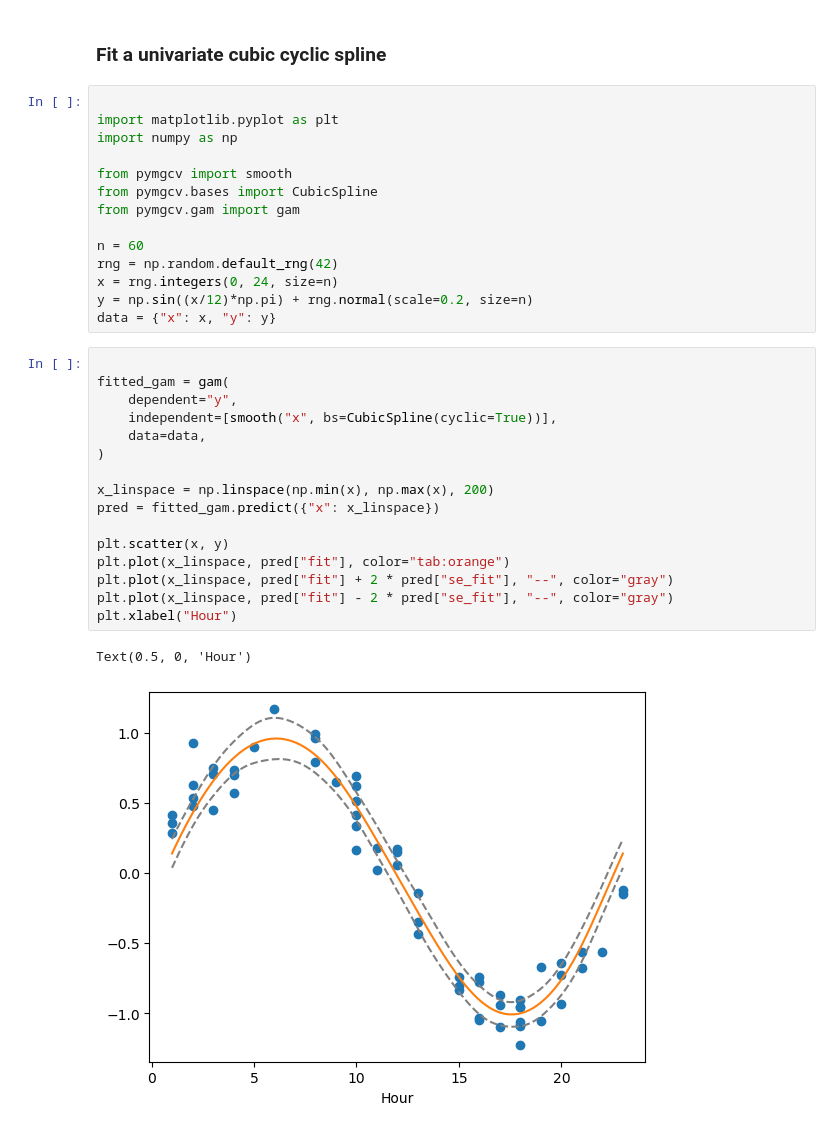
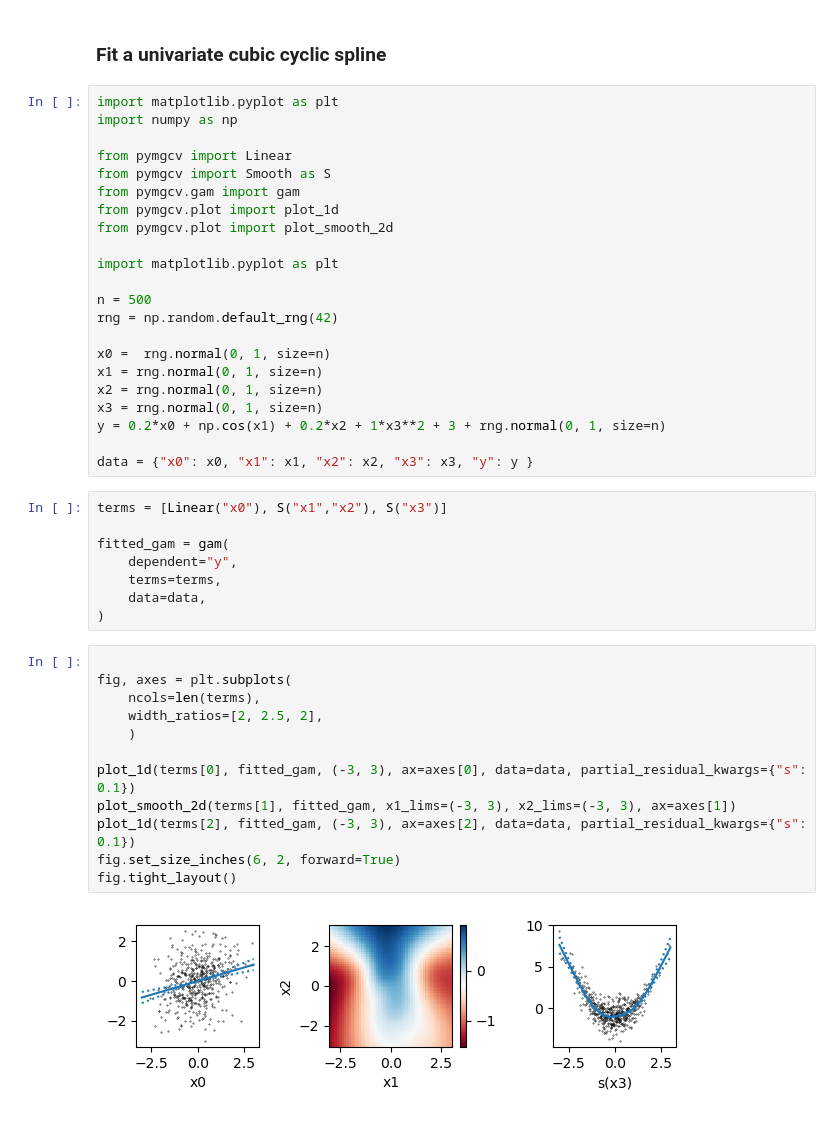
Before and after one commit to danielward27/pymgcv, a Jupyter notebook: docs/examples/simple_example.ipynb, the cells around one changed output. Cells and saved outputs as stored; diff of their text form.

Commit message:
Add partial residuals to plot

```diff
--- a/docs/examples/simple_example.ipynb
+++ b/docs/examples/simple_example.ipynb
@@ -1,36 +1,47 @@
 # %% [markdown]
 ### Fit a univariate cubic cyclic spline
 # %%
-
 import matplotlib.pyplot as plt
 import numpy as np
 
-from pymgcv import smooth
-from pymgcv.bases import CubicSpline
+from pymgcv import Linear
+from pymgcv import Smooth as S
 from pymgcv.gam import gam
+from pymgcv.plot import plot_1d
+from pymgcv.plot import plot_smooth_2d
 
-n = 60
+import matplotlib.pyplot as plt
+
+n = 500
 rng = np.random.default_rng(42)
-x = rng.integers(0, 24, size=n)
-y = np.sin((x/12)*np.pi) + rng.normal(scale=0.2, size=n)
-data = {"x": x, "y": y}
+
+x0 =  rng.normal(0, 1, size=n)
+x1 = rng.normal(0, 1, size=n)
+x2 = rng.normal(0, 1, size=n)
+x3 = rng.normal(0, 1, size=n)
+y = 0.2*x0 + np.cos(x1) + 0.2*x2 + 1*x3**2 + 3 + rng.normal(0, 1, size=n)
+
+data = {"x0": x0, "x1": x1, "x2": x2, "x3": x3, "y": y }
-# %%
-
-fitted_gam = gam(
-    dependent="y",
-    independent=[smooth("x", bs=CubicSpline(cyclic=True))],
-    data=data,
-)
-
-x_linspace = np.linspace(np.min(x), np.max(x), 200)
-pred = fitted_gam.predict({"x": x_linspace})
-
-plt.scatter(x, y)
-plt.plot(x_linspace, pred["fit"], color="tab:orange")
-plt.plot(x_linspace, pred["fit"] + 2 * pred["se_fit"], "--", color="gray")
-plt.plot(x_linspace, pred["fit"] - 2 * pred["se_fit"], "--", color="gray")
-plt.xlabel("Hour")
-# %% [output]
-Text(0.5, 0, 'Hour')
-[figure, removed]
+# %%
+terms = [Linear("x0"), S("x1","x2"), S("x3")]
+
+fitted_gam = gam(
+    dependent="y",
+    terms=terms,
+    data=data,
+)
+# %%
+
+fig, axes = plt.subplots(
+    ncols=len(terms),
+    width_ratios=[2, 2.5, 2],
+    )
+
+plot_1d(terms[0], fitted_gam, (-3, 3), ax=axes[0], data=data, partial_residual_kwargs={"s": 0.1})
+plot_smooth_2d(terms[1], fitted_gam, x1_lims=(-3, 3), x2_lims=(-3, 3), ax=axes[1])
+plot_1d(terms[2], fitted_gam, (-3, 3), ax=axes[2], data=data, partial_residual_kwargs={"s": 0.1})
+fig.set_size_inches(6, 2, forward=True)
+fig.tight_layout()
+# %% [output]
+[figure, added]
 # %%
```
Also changed, not shown: parts of 1 cell of this notebook, 7 other files.
